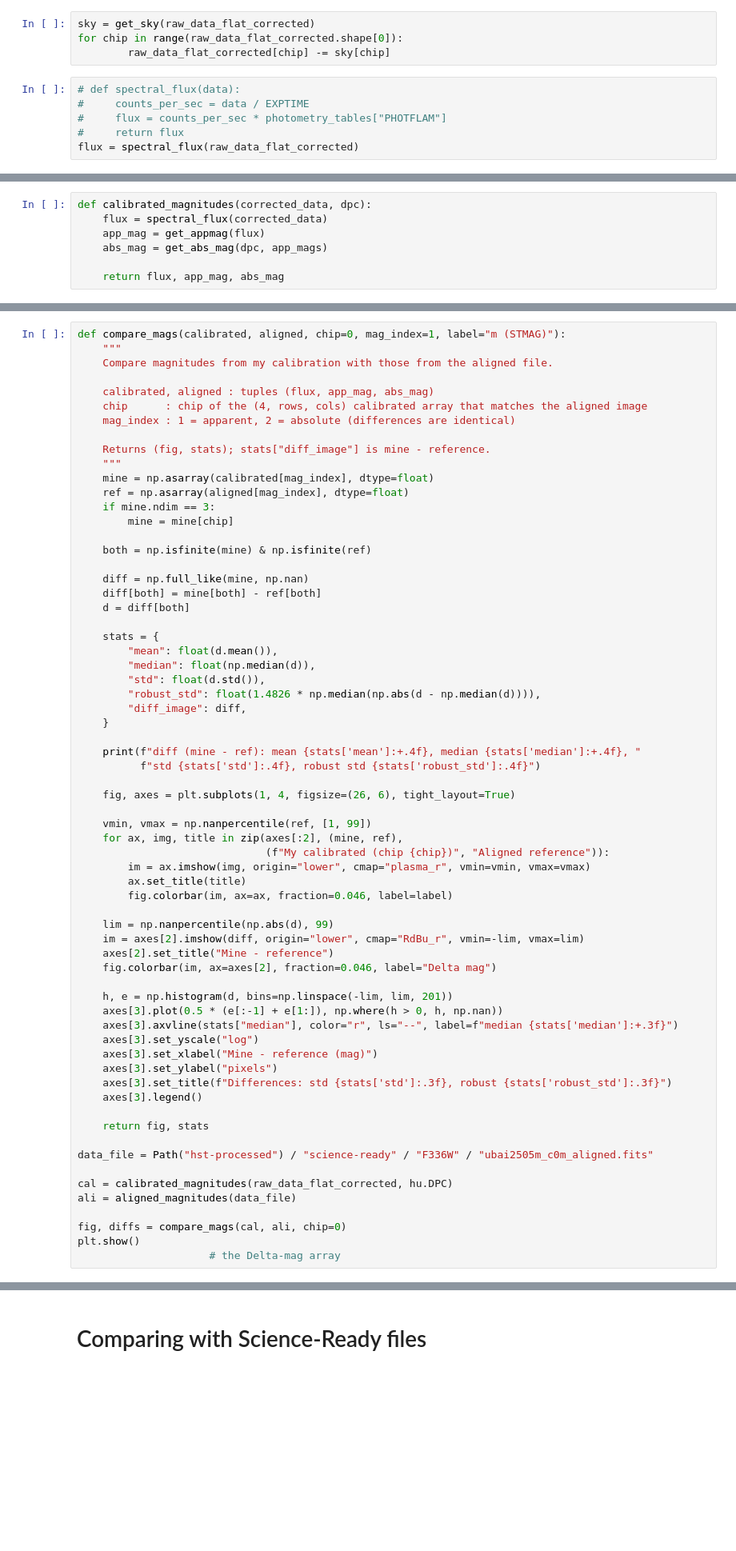
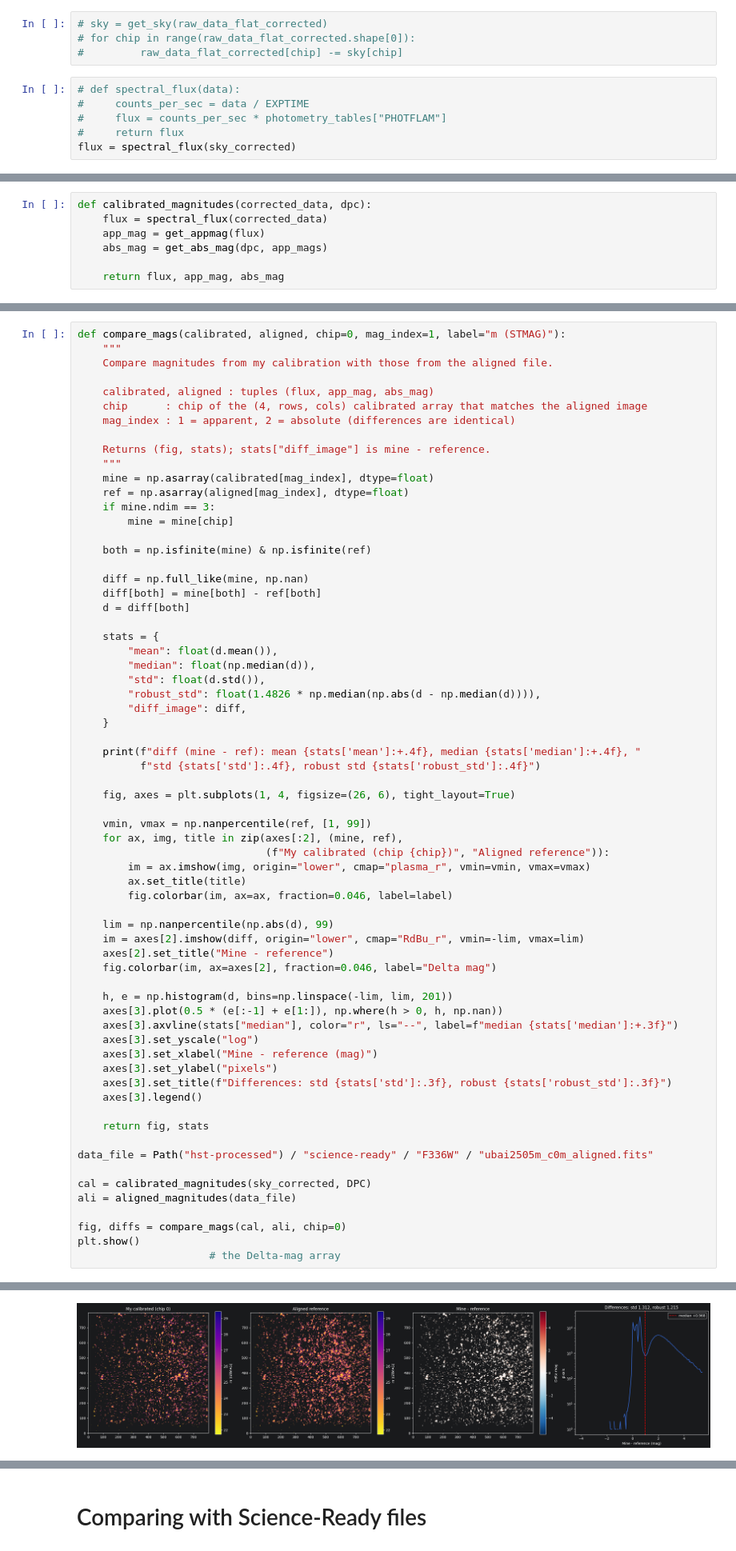
Before and after one commit to Palakshi213/SDL-Python-Assignment, a Jupyter notebook: Assignment_2/HST/hst-assignment.ipynb, the cells around one changed output, grey strips where cells are left out. Shown at 80% size. Drawn from its saved outputs; the diff is of its cells as text; blank space fills up the shorter version.

```diff
--- a/Assignment_2/HST/hst-assignment.ipynb
+++ b/Assignment_2/HST/hst-assignment.ipynb
@@ -538,13 +605,13 @@ def normalise_plot(image, title, chip=0):
 # %%
-sky = get_sky(raw_data_flat_corrected)
-for chip in range(raw_data_flat_corrected.shape[0]):
-        raw_data_flat_corrected[chip] -= sky[chip]
+# sky = get_sky(raw_data_flat_corrected)
+# for chip in range(raw_data_flat_corrected.shape[0]):
+#         raw_data_flat_corrected[chip] -= sky[chip]
 # %%
 # def spectral_flux(data):
 #     counts_per_sec = data / EXPTIME
 #     flux = counts_per_sec * photometry_tables["PHOTFLAM"]
 #     return flux
-flux = spectral_flux(raw_data_flat_corrected)
+flux = spectral_flux(sky_corrected)
 # %%
 def get_appmag(flux):
     """
@@ -675,9 +746,10 @@ def compare_mags(calibrated, aligned, chip=0, mag_index=1, label="m (STMAG)"):
 
 data_file = Path("hst-processed") / "science-ready" / "F336W" / "ubai2505m_c0m_aligned.fits"
 
-cal = calibrated_magnitudes(raw_data_flat_corrected, hu.DPC)
+cal = calibrated_magnitudes(sky_corrected, DPC)
 ali = aligned_magnitudes(data_file)
 
 fig, diffs = compare_mags(cal, ali, chip=0)
 plt.show()
                      # the Delta-mag array
+# %% [output]
@@ -684,3 +757,4 @@ plt.show()
+[figure, added]
 # %%
 # from astropy.visualization import ImageNormalize, ZScaleInterval
 # from astropy.stats import sigma_clipped_stats
```
Also changed, not shown: parts of 9 cells of this notebook, 7 other files.
